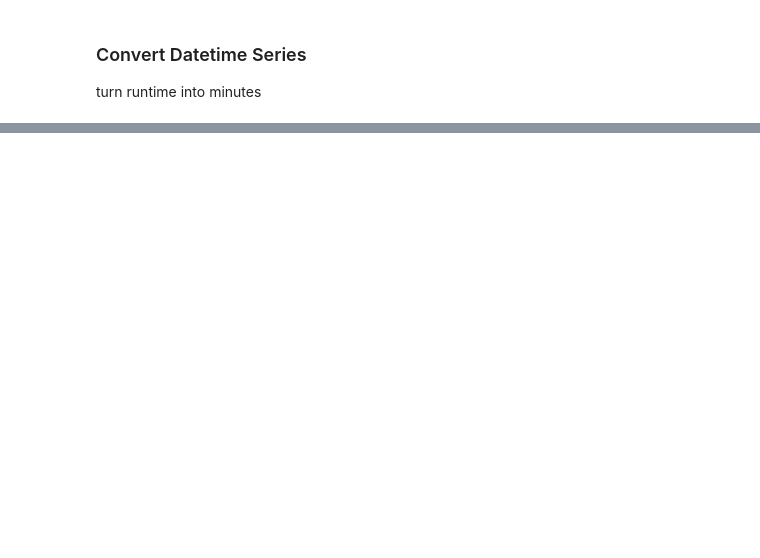
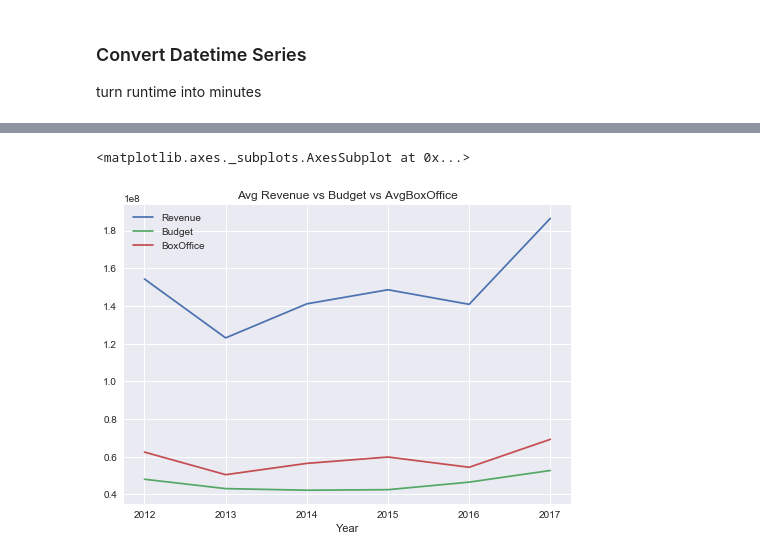
Before and after one commit to cicisongze/Movie_analysis_project, a Jupyter notebook: Data_Visualization.ipynb, the cells around one changed output, grey strips where cells are left out. Drawn from its saved outputs; the diff is of its cells as text; code cells hidden in the pictures; blank space fills up the shorter version.

```diff
--- a/Data_Visualization.ipynb
+++ b/Data_Visualization.ipynb
@@ -215,0 +195,7 @@ dfruntime
+# %%
+df.groupby(['Year'])['Revenue'].mean().plot(title='AvgRevenue',legend=True)
+df.groupby(['Year'])['Budget'].mean().plot(title='Avg Revenue vs Budget', legend=True)
+df.groupby(['Year'])['BoxOffice'].mean().plot(title='Avg Revenue vs Budget vs AvgBoxOffice',legend=True)
+# %% [output]
+<matplotlib.axes._subplots.AxesSubplot at 0x...>
+[figure, added]
```
Also changed, not shown: parts of 15 cells of this notebook.
